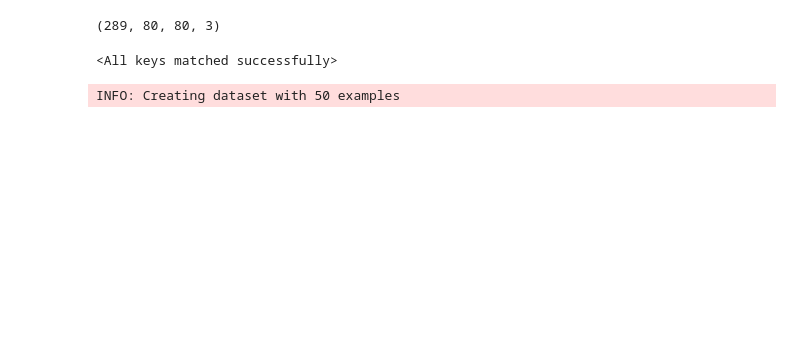
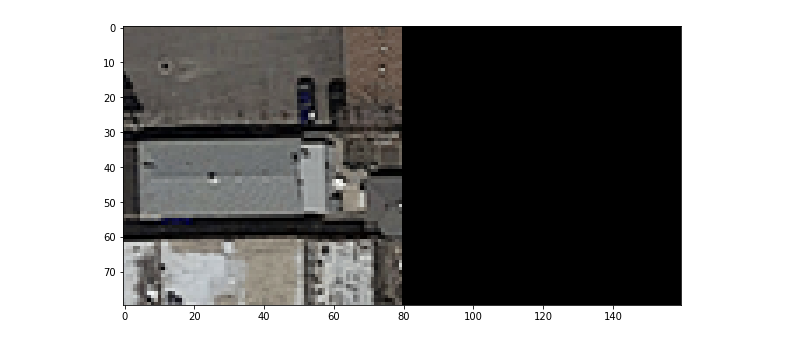
Before and after one commit to ehoelzl/ML_course, a Jupyter notebook: projects/project2/project_road_segmentation/torch_unet/Torch.ipynb, the cells around one changed output. Saved outputs shown, nothing was run; the diff lists cells and outputs as text; code cells hidden in the pictures; blank space fills up the shorter version.

```diff
--- a/projects/project2/project_road_segmentation/torch_unet/Torch.ipynb
+++ b/projects/project2/project_road_segmentation/torch_unet/Torch.ipynb
@@ -91,14 +30,0 @@ from torch_unet.pre_processing import get_image_patches
-# %%
-get_image_patches(img, 80, 20).shape
-# %% [output]
-(289, 80, 80, 3)
-# %%
-net.load_state_dict(state_dict=torch.load("../models/model_depth5_BS1_epochs100_lr0.0001_padding_aug_decay/checkpoints/CP_epoch13.pth", map_location=device))
-# %% [output]
-<All keys matched successfully>
-# %%
-import matplotlib.image as mpimg
-test_set = TestSet("../Datasets/test_set_images/")
-test_loader = DataLoader(test_set, batch_size=1, shuffle=False, num_workers=2, pin_memory=True)
-# %% [output]
-INFO: Creating dataset with 50 examples
@@ -111,2 +31,9 @@ pred = combine_patches(preds, 608)
+# %%
+i = 2
+img = dataset[i]['image'].detach().numpy().transpose((1,2,0))
+mask = dataset[i]['mask'].detach().numpy()[0]
+show_side_by_side(img, mask)
+# %% [output]
+[figure, added]
 # %%
 from torch_unet.utils import show_side_by_side
```
Also changed, not shown: parts of 68 cells of this notebook, 8 other files.
